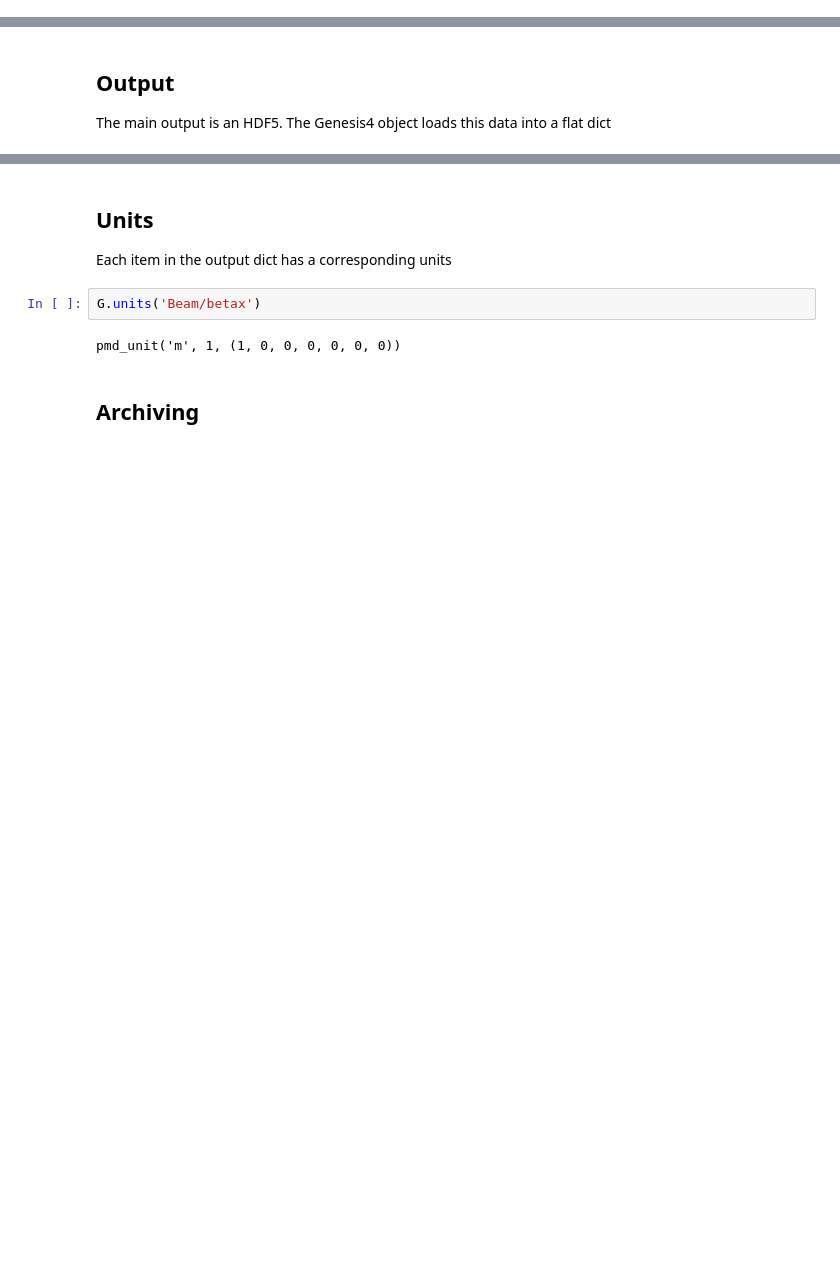
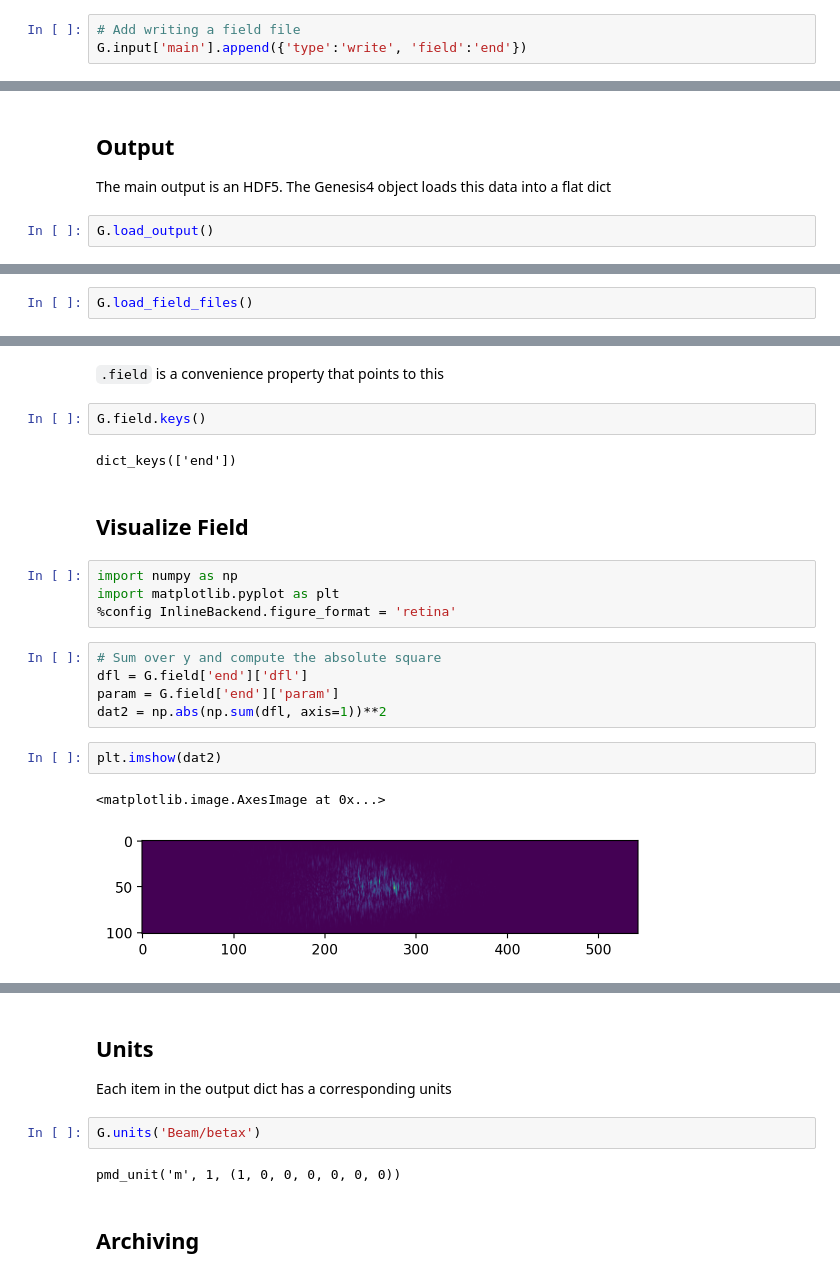
Before and after one commit to slaclab/lume-genesis, a Jupyter notebook: docs/examples/genesis4/genesis4_example.ipynb, the cells around one changed output, grey strips where cells are left out. Cells and saved outputs as stored; diff of their text form; blank space fills up the shorter version.

Commit message:
Add field loading

```diff
--- a/docs/examples/genesis4/genesis4_example.ipynb
+++ b/docs/examples/genesis4/genesis4_example.ipynb
@@ -46,3 +44,6 @@ G.input['main'][-1]
+# %%
+# Add writing a field file
+G.input['main'].append({'type':'write', 'field':'end'})
 # %% [markdown]
 Run with MPI
 # %%
@@ -70,6 +71,8 @@ Finished.
 ## Output
 
 The main output is an HDF5. The Genesis4 object loads this data into a flat dict
+# %%
+G.load_output()
 # %%
 G.output.keys()
 # %% [output]
@@ -76,0 +94,2 @@ dict_keys(['run_info', 'outfile', 'Beam/LSCfield', 'Beam/alphax', 'Beam/alphay',
+# %%
+G.load_field_files()
@@ -76,0 +117,22 @@ dict_keys(['run_info', 'outfile', 'Beam/LSCfield', 'Beam/alphax', 'Beam/alphay',
+# %% [markdown]
+`.field` is a convenience property that points to this
+# %%
+G.field.keys()
+# %% [output]
+dict_keys(['end'])
+# %% [markdown]
+## Visualize Field
+# %%
+import numpy as np
+import matplotlib.pyplot as plt
+%config InlineBackend.figure_format = 'retina'
+# %%
+# Sum over y and compute the absolute square
+dfl = G.field['end']['dfl']
+param = G.field['end']['param']
+dat2 = np.abs(np.sum(dfl, axis=1))**2
+# %%
+plt.imshow(dat2)
+# %% [output]
+<matplotlib.image.AxesImage at 0x...>
+[figure, added]
```
Also changed, not shown: parts of 18 cells of this notebook, 3 other files.
